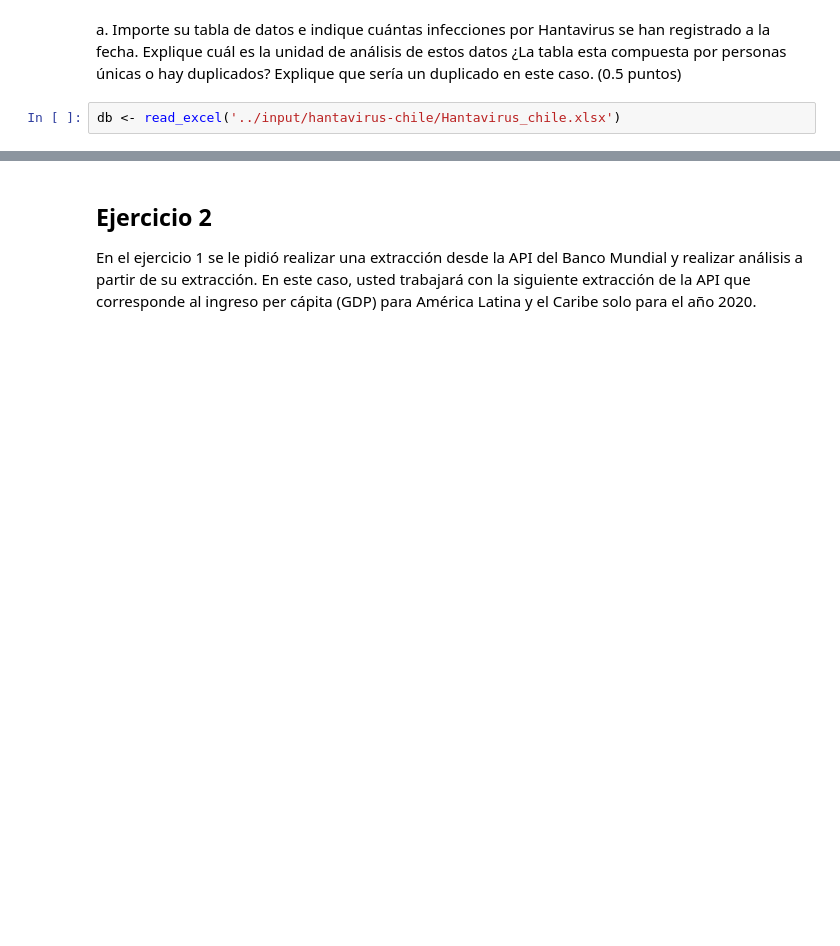
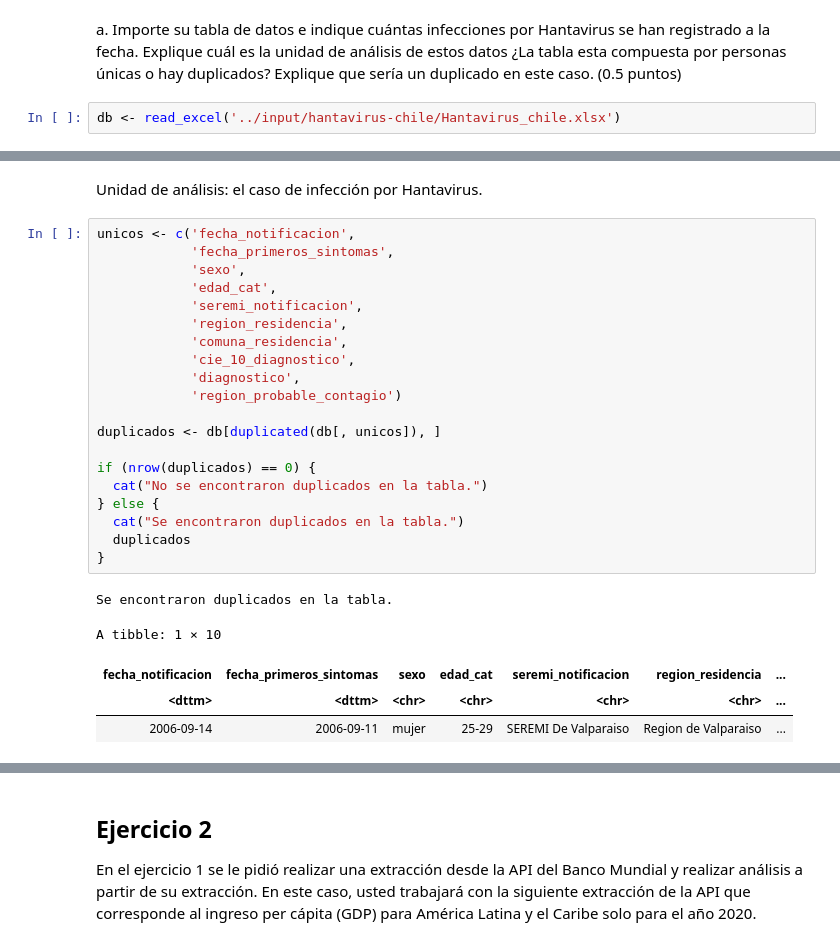
Before and after one commit to zoendeloi/CDPP-TAD1, a Jupyter notebook: tarea2-tad1.ipynb, the cells around one changed output, grey strips where cells are left out. Cells and saved outputs as stored; diff of their text form; blank space fills up the shorter version.

```diff
--- a/tarea2-tad1.ipynb
+++ b/tarea2-tad1.ipynb
@@ -74,0 +63,28 @@ summary(db)
+# %% [markdown]
+Unidad de análisis: el caso de infección por Hantavirus.
+# %%
+unicos <- c('fecha_notificacion',
+            'fecha_primeros_sintomas',
+            'sexo',
+            'edad_cat',
+            'seremi_notificacion',
+            'region_residencia',
+            'comuna_residencia',
+            'cie_10_diagnostico',
+            'diagnostico',
+            'region_probable_contagio')
+
+duplicados <- db[duplicated(db[, unicos]), ]
+
+if (nrow(duplicados) == 0) {
+  cat("No se encontraron duplicados en la tabla.")
+} else {
+  cat("Se encontraron duplicados en la tabla.")
+  duplicados
+}
+# %% [output]
+Se encontraron duplicados en la tabla.
+A tibble: 1 × 10
+| fecha_notificacion | fecha_primeros_sintomas | sexo | edad_cat | seremi_notificacion | region_residencia | ... |
+| <dttm> | <dttm> | <chr> | <chr> | <chr> | <chr> | ... |
+| 2006-09-14 | 2006-09-11 | mujer | 25-29 | SEREMI De Valparaiso | Region de Valparaiso | ... |
```
Also changed, not shown: parts of 9 cells of this notebook.
